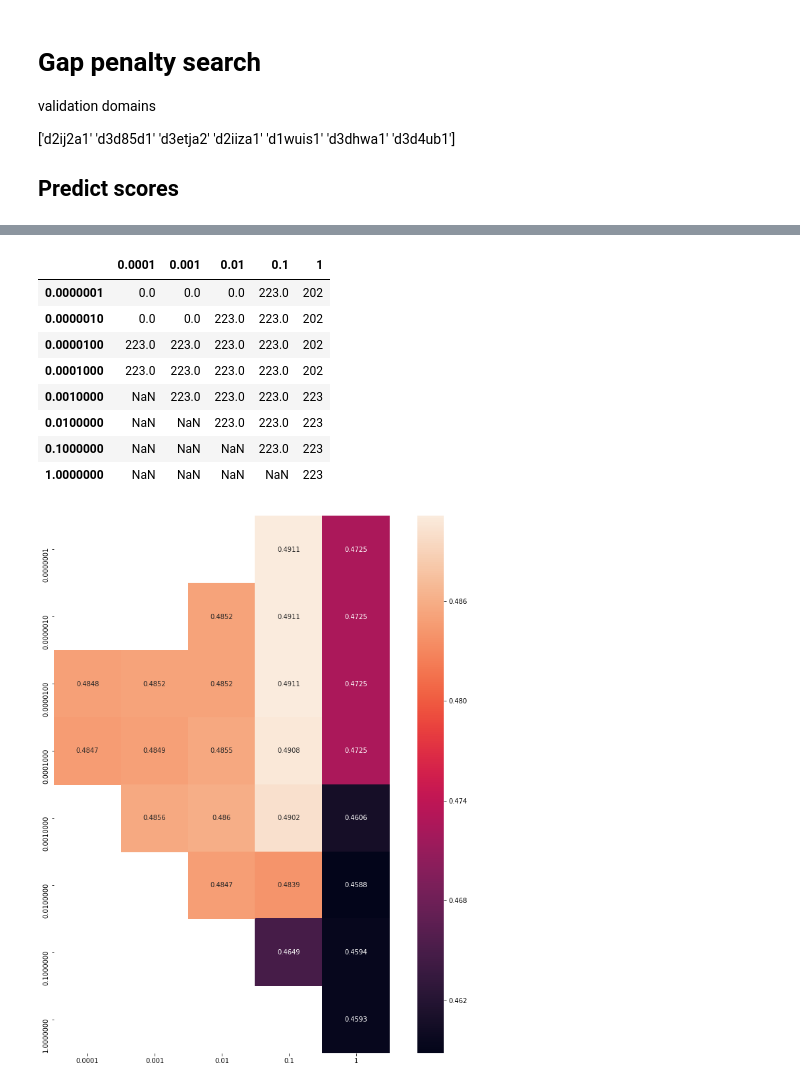
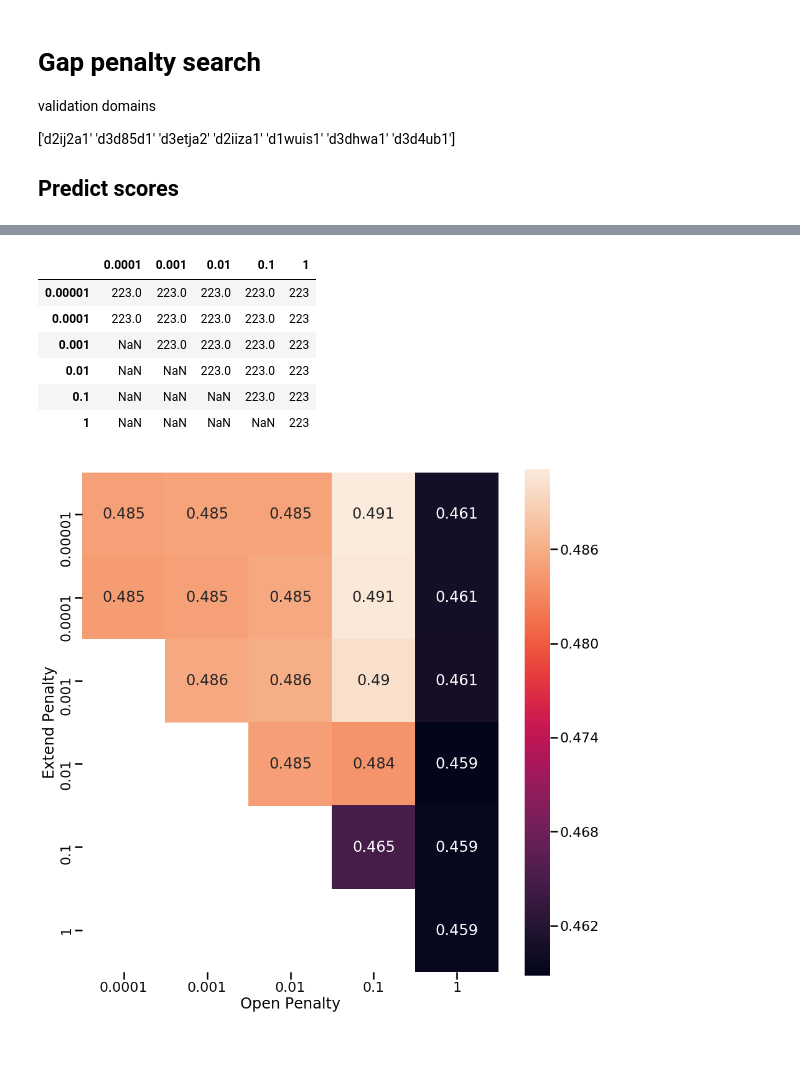
Before and after one commit to shuichiro-makigaki/exmachina, a Jupyter notebook: contrib/parameter_search.ipynb, the cells around one changed output, grey strips where cells are left out. Drawn from its saved outputs; the diff is of its cells as text; code cells hidden in the pictures; blank space fills up the shorter version.

```diff
--- a/contrib/parameter_search.ipynb
+++ b/contrib/parameter_search.ipynb
@@ -535,7 +544,7 @@ scop_root = Scop(dir_path='../data/train', version='1.75')
 test_domain = np.load('../data/gap_validation_domain_ids.npy')
 scop40 = SeqIO.index('../data/train/astral-scopdom-seqres-gd-sel-gs-bib-40-1.75.fa', 'fasta')
 GAP_OPEN_LIST = (-0.0001, -0.001, -0.01, -0.1, -1)
-GAP_EXTEND_LIST = (-0.0000001, -0.000001, -0.00001, -0.0001, -0.001, -0.01, -0.1, -1)
+GAP_EXTEND_LIST = (-0.00001, -0.0001, -0.001, -0.01, -0.1, -1)
 
 
 def _process(model_pdb_path, native_pdb_path):
@@ -548,42 +557,46 @@ def _process(model_pdb_path, native_pdb_path):
 
 count_d = {}
 grid_d = {}
 for GAP_OPEN in tqdm(GAP_OPEN_LIST):
     count_d[f'{-GAP_OPEN}'] = {}
     grid_d[f'{-GAP_OPEN}'] = {}
     for GAP_EXTEND in tqdm(GAP_EXTEND_LIST):
         if GAP_OPEN > GAP_EXTEND:
             continue
         dir_prefix = f'../data/results/flann19_scop40_logscore_tmscore0.5_window5_ratio0.1_nn1000_open{-GAP_OPEN}_extend{-GAP_EXTEND}'
         scores = []
         for query in test_domain:
             domains = [_.sid for _ in scop_root.getDomainBySid(query).getAscendent('sf').getDescendents('px')
                        if _.sid in scop40 and _.sid != query and Path(f'{dir_prefix}/{query}/{_.sid}.pdb').exists()]
             for domain in domains:
                 scores.append(_process(f'{dir_prefix}/{query}/{domain}.pdb', f'../data/train/pdbstyle-1.75/{query[2:4]}/{query}.ent'))
-        count_d[f'{-GAP_OPEN}'][f'{-GAP_EXTEND:.7f}'] = np.array(scores).shape[0]
-        grid_d[f'{-GAP_OPEN}'][f'{-GAP_EXTEND:.7f}'] = np.array(scores).mean()
+        if GAP_EXTEND == -0.00001:
+            count_d[f'{-GAP_OPEN}'][f'{-GAP_EXTEND:.5f}'] = np.array(scores).shape[0]
+            grid_d[f'{-GAP_OPEN}'][f'{-GAP_EXTEND:.5f}'] = np.array(scores).mean()
+        else:
+            count_d[f'{-GAP_OPEN}'][f'{-GAP_EXTEND}'] = np.array(scores).shape[0]
+            grid_d[f'{-GAP_OPEN}'][f'{-GAP_EXTEND}'] = np.array(scores).mean()
 display(pandas.DataFrame.from_dict(count_d))
 grid_df = pandas.DataFrame.from_dict(grid_d)
+
+seaborn.set_context('poster')
 fig, ax = pyplot.subplots(figsize=(15, 15))
+seaborn.heatmap(grid_df, ax=ax, linewidths=0, square=True, annot=True, fmt='.3g')
 ax.set_ylabel('Extend Penalty')
 ax.set_xlabel('Open Penalty')
-seaborn.heatmap(grid_df, ax=ax, linewidths=0, square=True, annot=True, fmt='.4g')
 fig.savefig('gap_penalty_search.pdf', bbox_inches='tight', pad_inches = 0)
 # %% [output]
 [interactive output not drawn]
 [interactive output not drawn]
 [interactive output not drawn]
 [interactive output not drawn]
 [interactive output not drawn]
 [interactive output not drawn]
 |  | 0.0001 | 0.001 | 0.01 | 0.1 | 1 |
-| 0.0000001 | 0.0 | 0.0 | 0.0 | 223.0 | 202 |
-| 0.0000010 | 0.0 | 0.0 | 223.0 | 223.0 | 202 |
-| 0.0000100 | 223.0 | 223.0 | 223.0 | 223.0 | 202 |
-| 0.0001000 | 223.0 | 223.0 | 223.0 | 223.0 | 202 |
-| 0.0010000 | NaN | 223.0 | 223.0 | 223.0 | 223 |
-| 0.0100000 | NaN | NaN | 223.0 | 223.0 | 223 |
-| 0.1000000 | NaN | NaN | NaN | 223.0 | 223 |
-| 1.0000000 | NaN | NaN | NaN | NaN | 223 |
+| 0.00001 | 223.0 | 223.0 | 223.0 | 223.0 | 223 |
+| 0.0001 | 223.0 | 223.0 | 223.0 | 223.0 | 223 |
+| 0.001 | NaN | 223.0 | 223.0 | 223.0 | 223 |
+| 0.01 | NaN | NaN | 223.0 | 223.0 | 223 |
+| 0.1 | NaN | NaN | NaN | 223.0 | 223 |
+| 1 | NaN | NaN | NaN | NaN | 223 |
-[figure, old version]
+[figure, new version]
```
Also changed, not shown: parts of 1 cell of this notebook, 5 other files.
